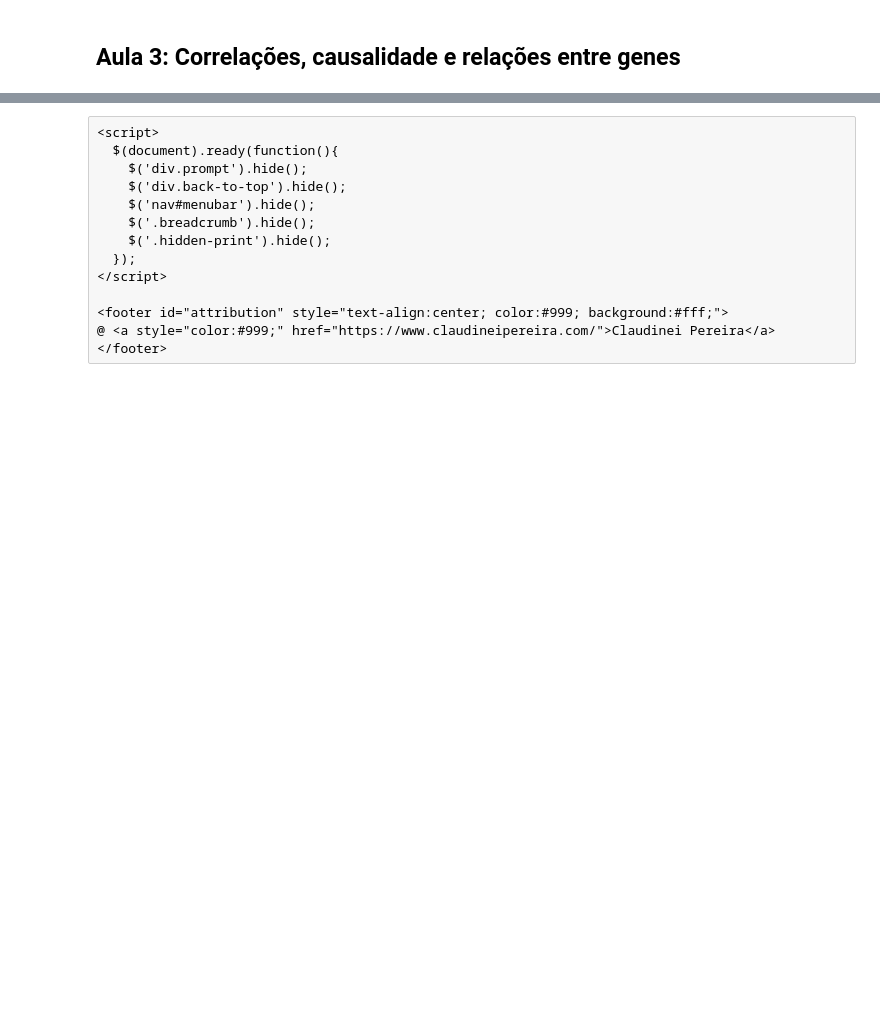
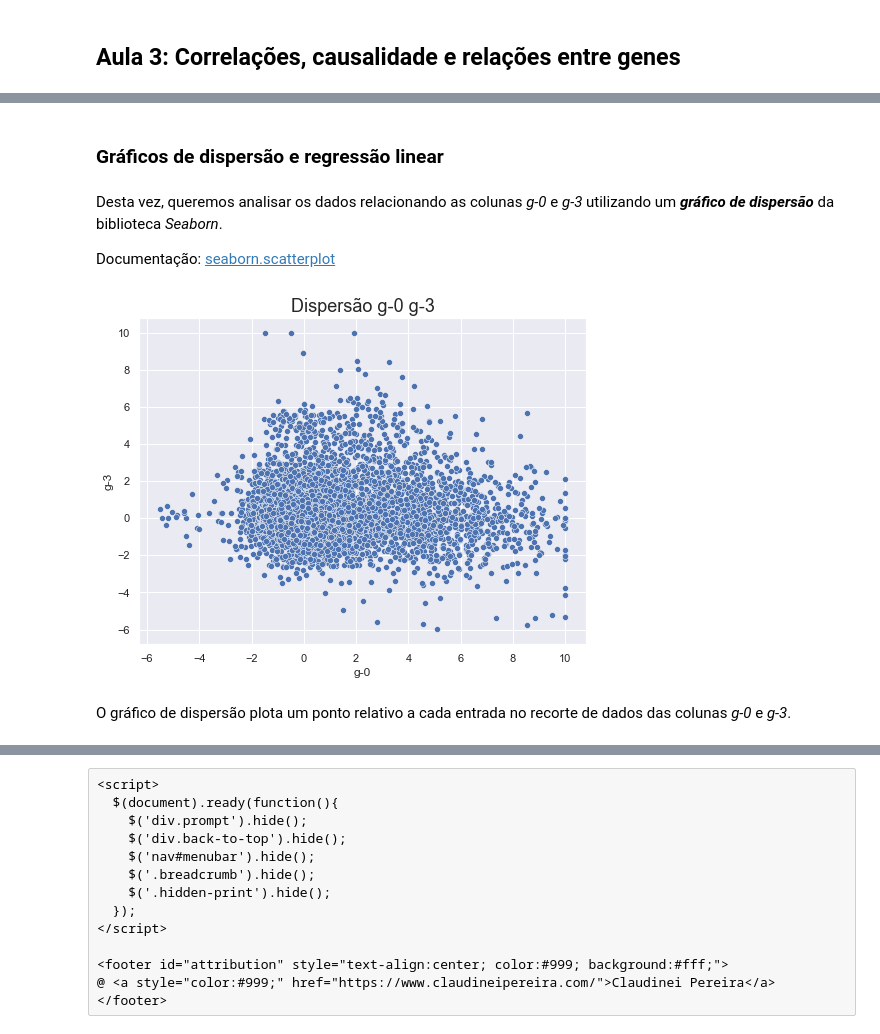
Before and after one commit to claudineipereira/alura-imersaodados3, a Jupyter notebook: aula3.ipynb, the cells around one changed output, grey strips where cells are left out. Cells and saved outputs as stored; diff of their text form; code cells hidden in the pictures; blank space fills up the shorter version.

```diff
--- a/aula3.ipynb
+++ b/aula3.ipynb
@@ -76,0 +133,15 @@ dados.describe()
+# %% [markdown]
+### Gráficos de dispersão e regressão linear
+# %% [markdown]
+Desta vez, queremos analisar os dados relacionando as colunas *g-0* e *g-3* utilizando um ***gráfico de dispersão*** da biblioteca *Seaborn*.
+
+Documentação: [seaborn.scatterplot](https://seaborn.pydata.org/generated/seaborn.scatterplot.html)
+# %%
+plt.figure(figsize=(8, 6))
+ax = sns.scatterplot(x='g-0', y='g-3', data=dados)
+ax.set_title('Dispersão g-0 g-3', fontsize=18)
+plt.show()
+# %% [output]
+[figure, added]
+# %% [markdown]
+O gráfico de dispersão plota um ponto relativo a cada entrada no recorte de dados das colunas *g-0* e *g-3*.
```
Also changed, not shown: parts of 52 cells of this notebook.
